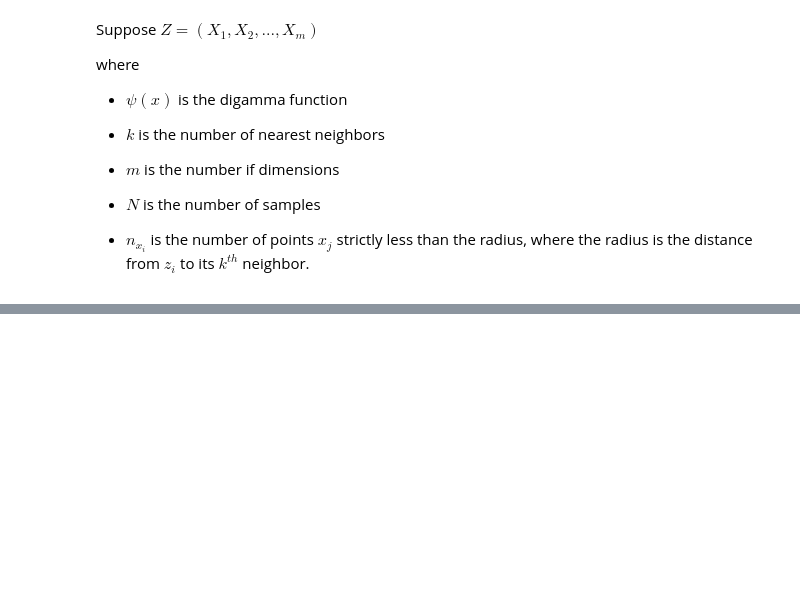
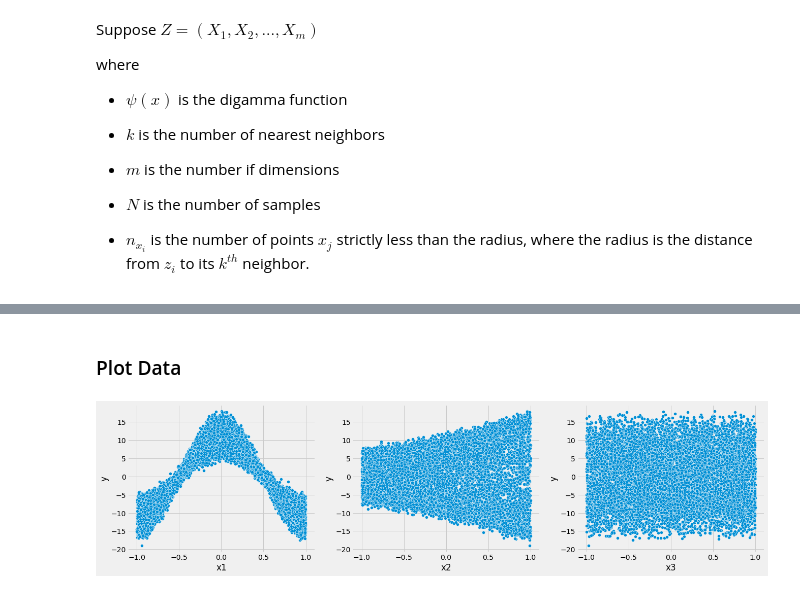
Before and after one commit to gabeztaylor/Mutual-Info, a Jupyter notebook: M-Dim_MI.ipynb, the cells around one changed output, grey strips where cells are left out. Drawn from its saved outputs; the diff is of its cells as text; code cells hidden in the pictures; blank space fills up the shorter version.

```diff
--- a/M-Dim_MI.ipynb
+++ b/M-Dim_MI.ipynb
@@ -32,0 +71,3 @@ As shown in the paper, the authors propose an estimator from a nearest-neighbor
+# %%
+for i in [y, y2, y3]:
+    print(np.corrcoef(x, i)[0, 1])
@@ -32,0 +80,3 @@ As shown in the paper, the authors propose an estimator from a nearest-neighbor
+# %%
+for i in [y, y2, y3]:
+    print(_compute_mi_cc(x, i))
@@ -98,0 +229,19 @@ def m_dim_mi(X, y, m = 2, n_neighbors = 3):
+# %%
+p = 3
+n = 10000
+X = np.random.uniform(-1, 1, size = (n, p))
+y = 10 * np.exp(X[:, 1] / 2) * np.cos(X[:, 0] * np.pi) + np.random.normal(scale = 1, size = n)
+# %% [markdown]
+### Plot Data
+# %%
+df = pd.DataFrame(np.hstack((X, y.reshape((-1, 1)))))
+df.columns = ['x' + str(i) for i in range(1, p + 1)] + ['y']
+
+plt.figure(figsize = (20, 5))
+
+for i in range(1, 4):
+
+    plt.subplot(1, 3, i)
+    sns.scatterplot(x = 'x' + str(i), y = 'y', data = df)
+# %% [output]
+[figure, added]
```
Also changed, not shown: parts of 33 cells of this notebook.
